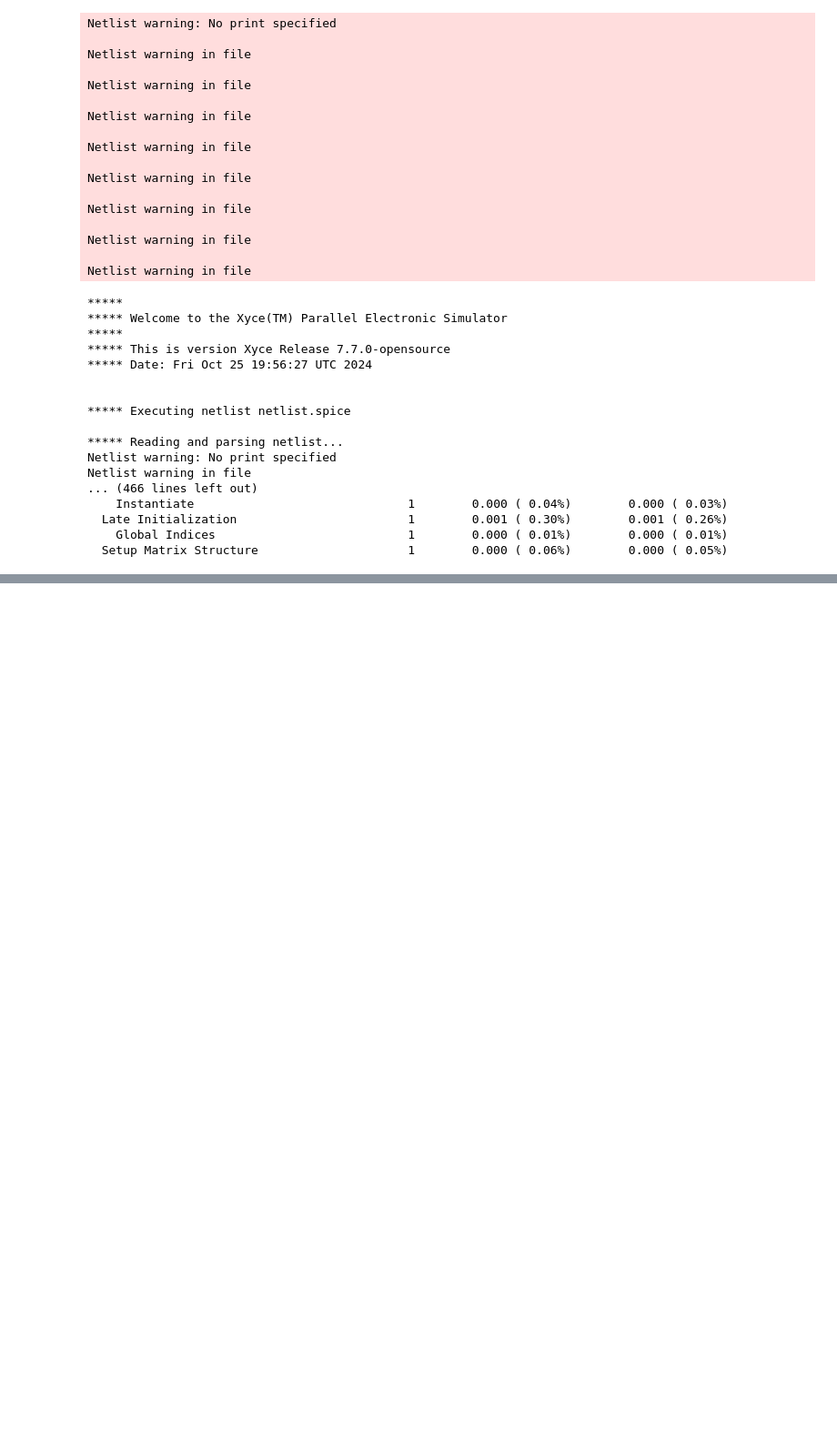
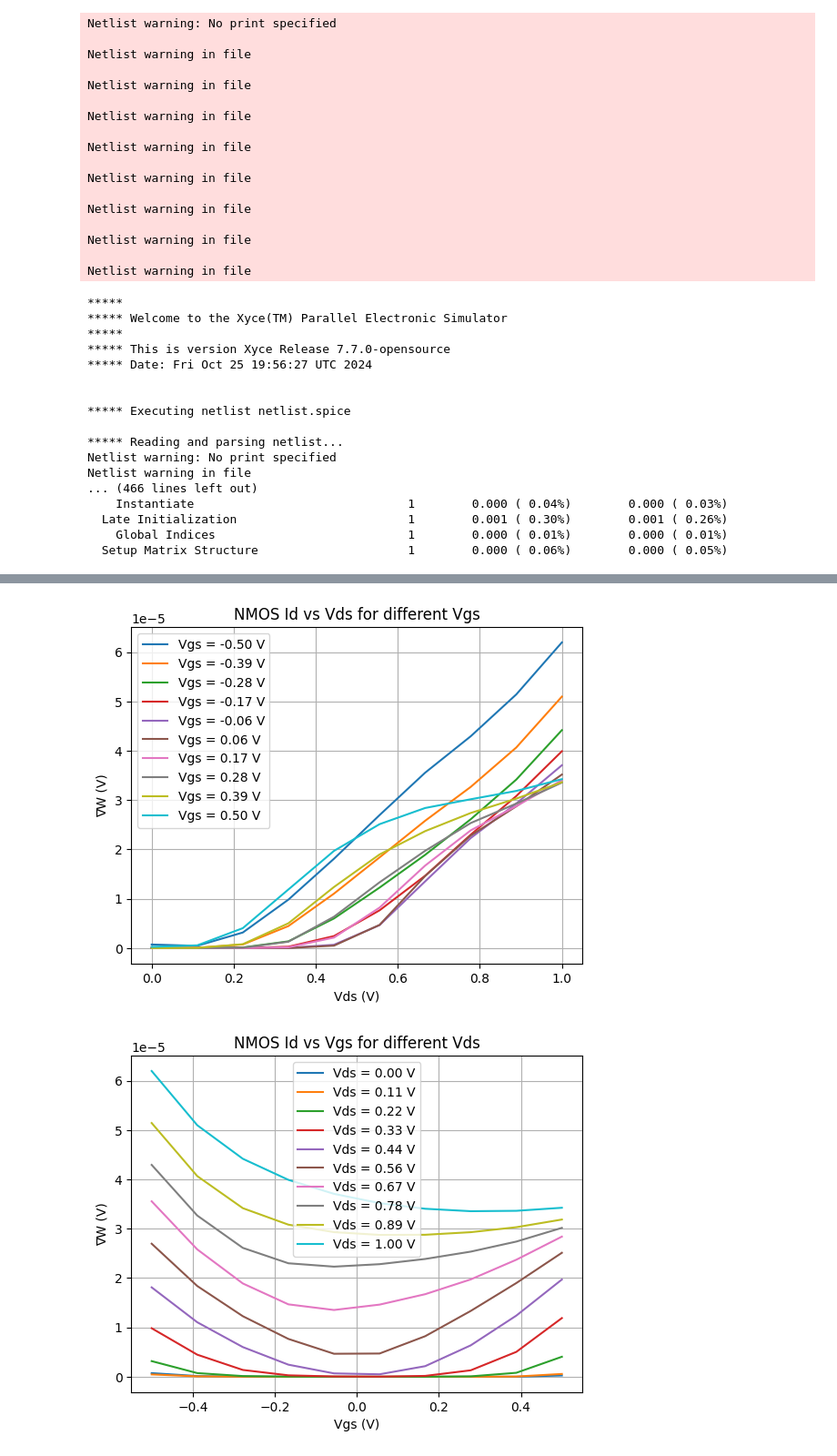
Before and after one commit to Jonas-Metzger/analog-mlp-circuit, a Jupyter notebook: sky130.ipynb, the cells around one changed output, grey strips where cells are left out. Shown at 91% size. Drawn from its saved outputs; the diff is of its cells as text; code cells hidden in the pictures; blank space fills up the shorter version.

```diff
--- a/sky130.ipynb
+++ b/sky130.ipynb
@@ -349,0 +373,31 @@ Netlist warning in file /tmp/tmpykcammvz/input.cir at or near line 2
+# %%
+# Plot the updates
+for vgs in vgs_values:
+    #update_values = [update_results[vgs][vds][max(nudge_values)]-update_results[vgs][vds][min(nudge_values)] for vds in vds_values]
+    #update_values = [update_results[vgs][vds][max(nudge_values)]-update_results[vgs][vds][0] for vds in vds_values]
+    update_values = [update_results[vgs][vds][min(nudge_values)]-update_results[vgs][vds][0] for vds in vds_values]
+    plt.plot(vds_values, update_values, label=f'Vgs = {vgs:.2f} V')
+
+plt.xlabel('Vds (V)')
+plt.ylabel('∇W (V)')
+plt.title('NMOS Id vs Vds for different Vgs')
+plt.legend()
+plt.grid()
+plt.show()
+
+
+for vds in vds_values:
+    #update_values = [update_results[vgs][vds][max(nudge_values)]-update_results[vgs][vds][min(nudge_values)] for vgs in vgs_values]
+    #update_values = [update_results[vgs][vds][max(nudge_values)]-update_results[vgs][vds][0] for vgs in vgs_values]
+    update_values = [update_results[vgs][vds][min(nudge_values)]-update_results[vgs][vds][0] for vgs in vgs_values]
+    plt.plot(vgs_values, update_values, label=f'Vds = {vds:.2f} V')
+
+plt.xlabel('Vgs (V)')
+plt.ylabel('∇W (V)')
+plt.title('NMOS Id vs Vgs for different Vds')
+plt.legend()
+plt.grid()
+plt.show()
+# %% [output]
+[figure, added]
+[figure, added]
```
Also changed, not shown: parts of 10 cells of this notebook, 4 other files.
